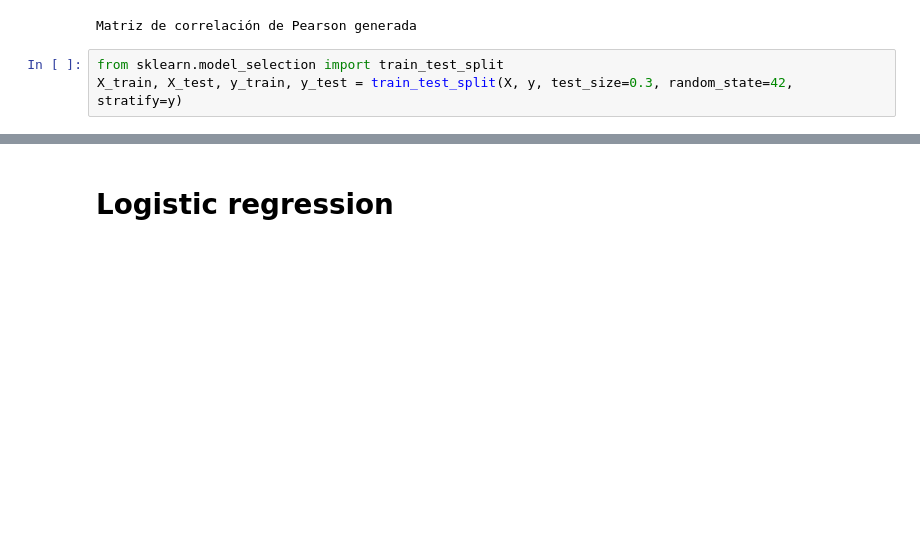
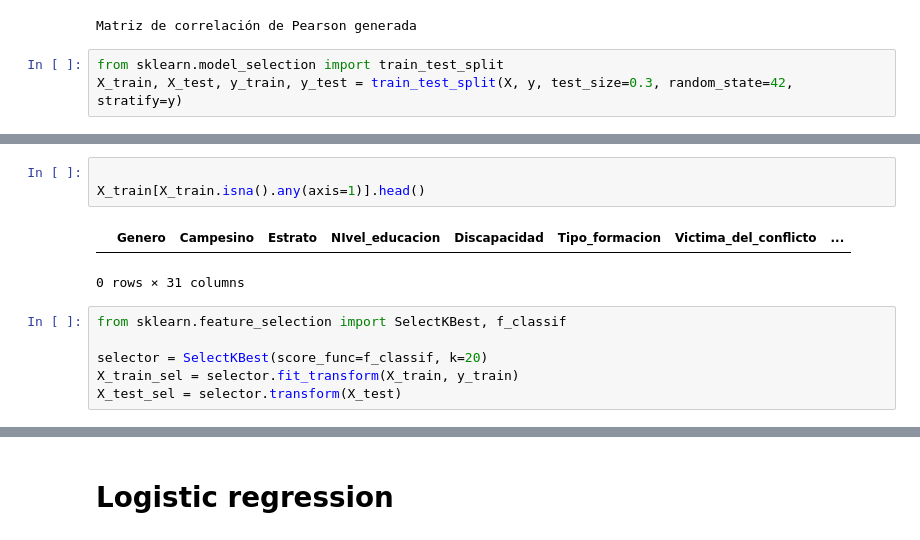
Before and after one commit to Davidp1905/Proyecto_Machine_Learning, a Jupyter notebook: tecnica_ml.ipynb, the cells around one changed output, grey strips where cells are left out. Saved outputs shown, nothing was run; the diff lists cells and outputs as text; blank space fills up the shorter version.

```diff
--- a/tecnica_ml.ipynb
+++ b/tecnica_ml.ipynb
@@ -168,0 +180,12 @@ Name: proportion, dtype: float64
+# %%
+
+X_train[X_train.isna().any(axis=1)].head()
+# %% [output]
+|  | Genero | Campesino | Estrato | NIvel_educacion | Discapacidad | Tipo_formacion | Victima_del_conflicto | ... |
+0 rows × 31 columns
+# %%
+from sklearn.feature_selection import SelectKBest, f_classif
+
+selector = SelectKBest(score_func=f_classif, k=20)
+X_train_sel = selector.fit_transform(X_train, y_train)
+X_test_sel = selector.transform(X_test)
```
Also changed, not shown: parts of 12 cells of this notebook, 6 other files.
